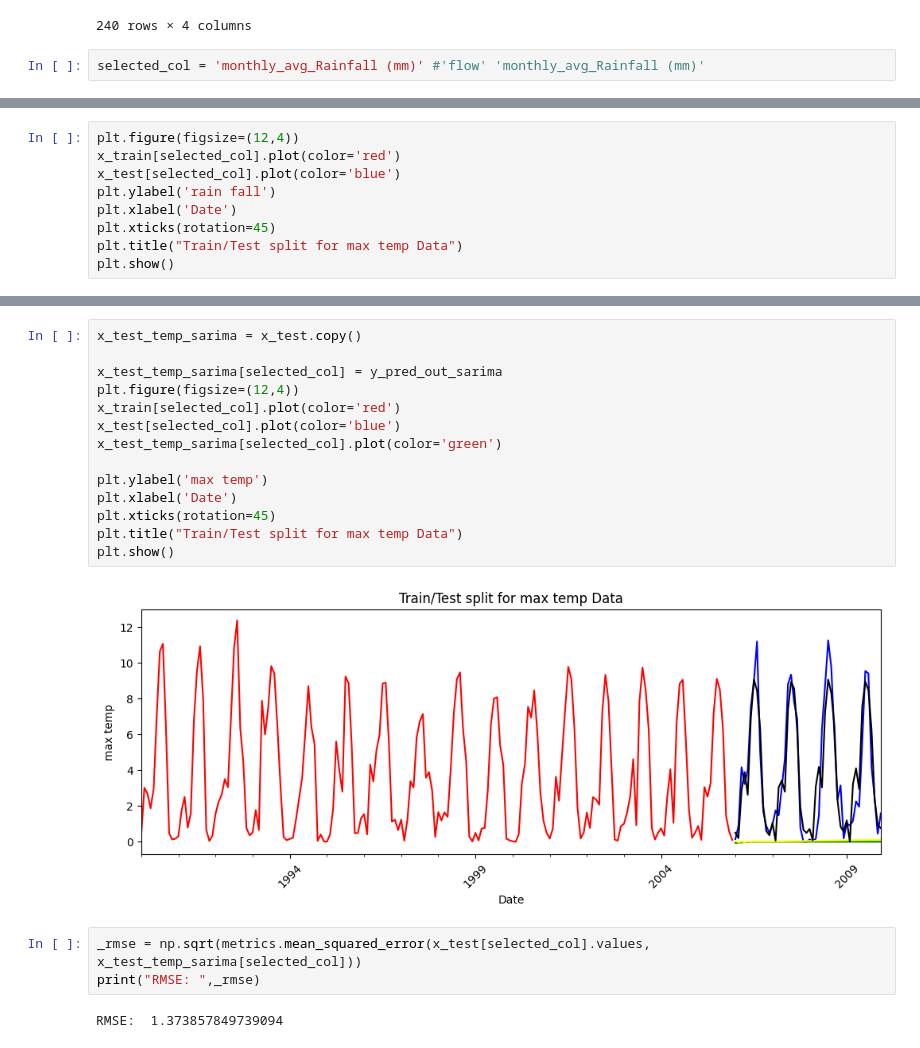
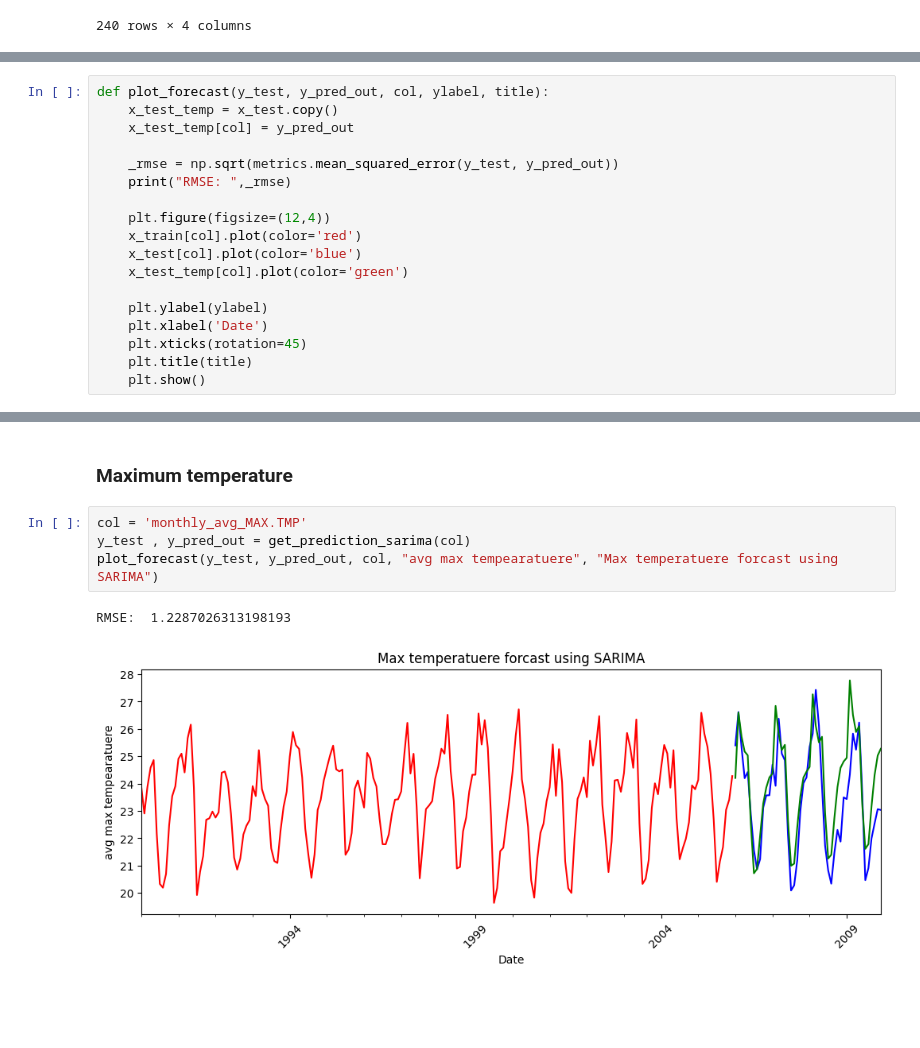
Before and after one commit to Genet-Abay/RiverFlow-Pridiction, a Jupyter notebook: DataAnalysis.ipynb, the cells around one changed output, grey strips where cells are left out. Cells and saved outputs as stored; diff of their text form; blank space fills up the shorter version.

Commit message:
more on forcast

```diff
--- a/DataAnalysis.ipynb
+++ b/DataAnalysis.ipynb
@@ -503,5 +506,3 @@ df_temp
 | 2009-11 | 23.066667 | 8.900000 | 0.452000 | 3.046133 |
 | 2009-12 | 23.036129 | 9.774194 | 1.580645 | 1.931194 |
 240 rows × 4 columns
-# %%
-selected_col = 'monthly_avg_Rainfall (mm)' #'flow' 'monthly_avg_Rainfall (mm)'
@@ -517,9 +530,18 @@ Index(['monthly_avg_MAX.TMP', 'monthly_avg_OBS', 'monthly_avg_Rainfall (mm)',
 # %%
-plt.figure(figsize=(12,4))
-x_train[selected_col].plot(color='red')
-x_test[selected_col].plot(color='blue')
-plt.ylabel('rain fall')
-plt.xlabel('Date')
-plt.xticks(rotation=45)
-plt.title("Train/Test split for max temp Data")
-plt.show()
+def plot_forecast(y_test, y_pred_out, col, ylabel, title):
+    x_test_temp = x_test.copy()
+    x_test_temp[col] = y_pred_out
+
+    _rmse = np.sqrt(metrics.mean_squared_error(y_test, y_pred_out))
+    print("RMSE: ",_rmse)
+
+    plt.figure(figsize=(12,4))
+    x_train[col].plot(color='red')
+    x_test[col].plot(color='blue')
+    x_test_temp[col].plot(color='green')
+
+    plt.ylabel(ylabel)
+    plt.xlabel('Date')
+    plt.xticks(rotation=45)
+    plt.title(title)
+    plt.show()
@@ -547,21 +548,9 @@ y_pred_out_sarima = y_pred_df["Predictions"]
-# %%
-x_test_temp_sarima = x_test.copy()
-
-x_test_temp_sarima[selected_col] = y_pred_out_sarima
-plt.figure(figsize=(12,4))
-x_train[selected_col].plot(color='red')
-x_test[selected_col].plot(color='blue')
-x_test_temp_sarima[selected_col].plot(color='green')
-
-plt.ylabel('max temp')
-plt.xlabel('Date')
-plt.xticks(rotation=45)
-plt.title("Train/Test split for max temp Data")
-plt.show()
-# %% [output]
-[figure, removed]
-# %%
-_rmse = np.sqrt(metrics.mean_squared_error(x_test[selected_col].values, x_test_temp_sarima[selected_col]))
-print("RMSE: ",_rmse)
-# %% [output]
-RMSE:  1.373857849739094
+# %% [markdown]
+### Maximum temperature
+# %%
+col = 'monthly_avg_MAX.TMP'
+y_test , y_pred_out = get_prediction_sarima(col)
+plot_forecast(y_test, y_pred_out, col, "avg max tempearatuere", "Max temperatuere forcast using SARIMA")
+# %% [output]
+RMSE:  1.2287026313198193
+[figure, added]
```
Also changed, not shown: parts of 14 cells of this notebook.
